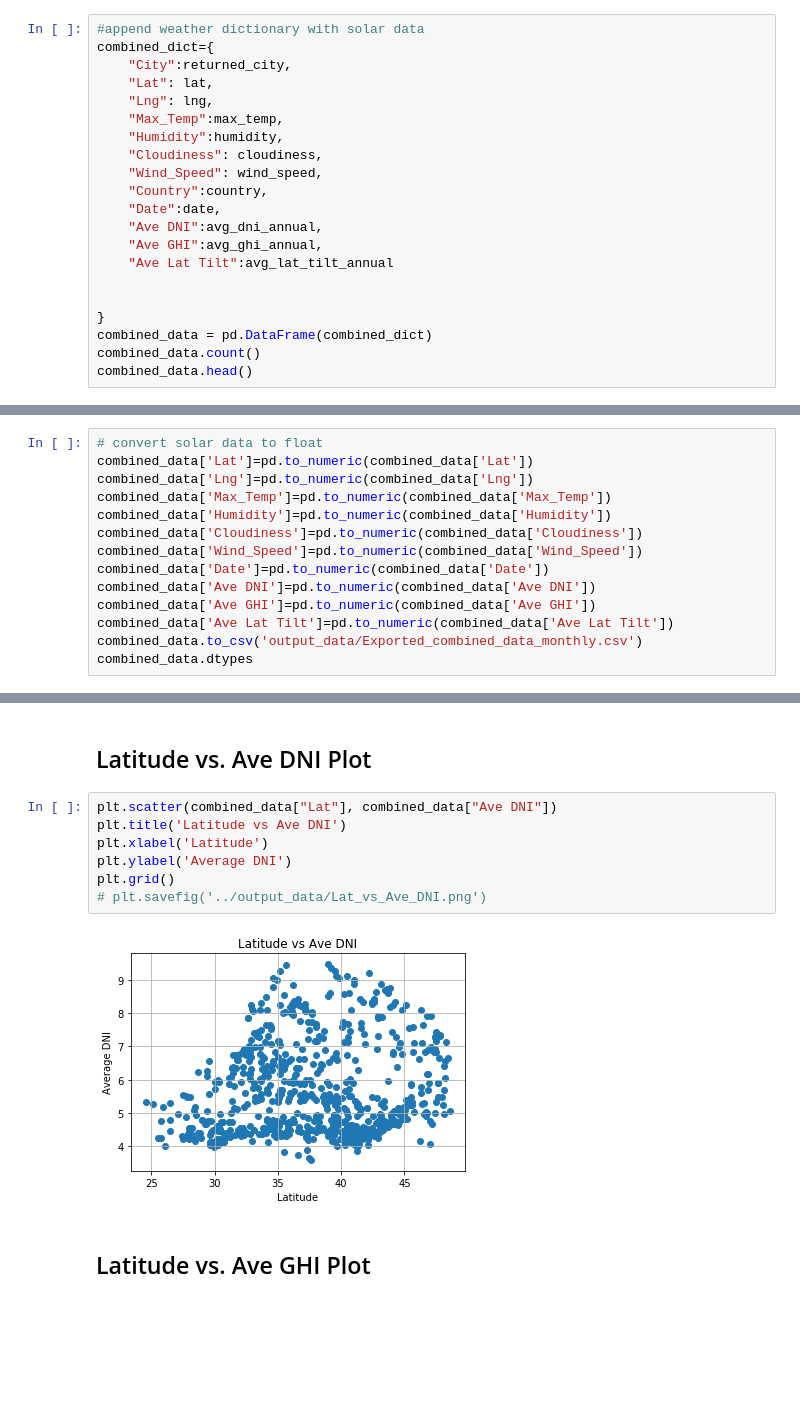
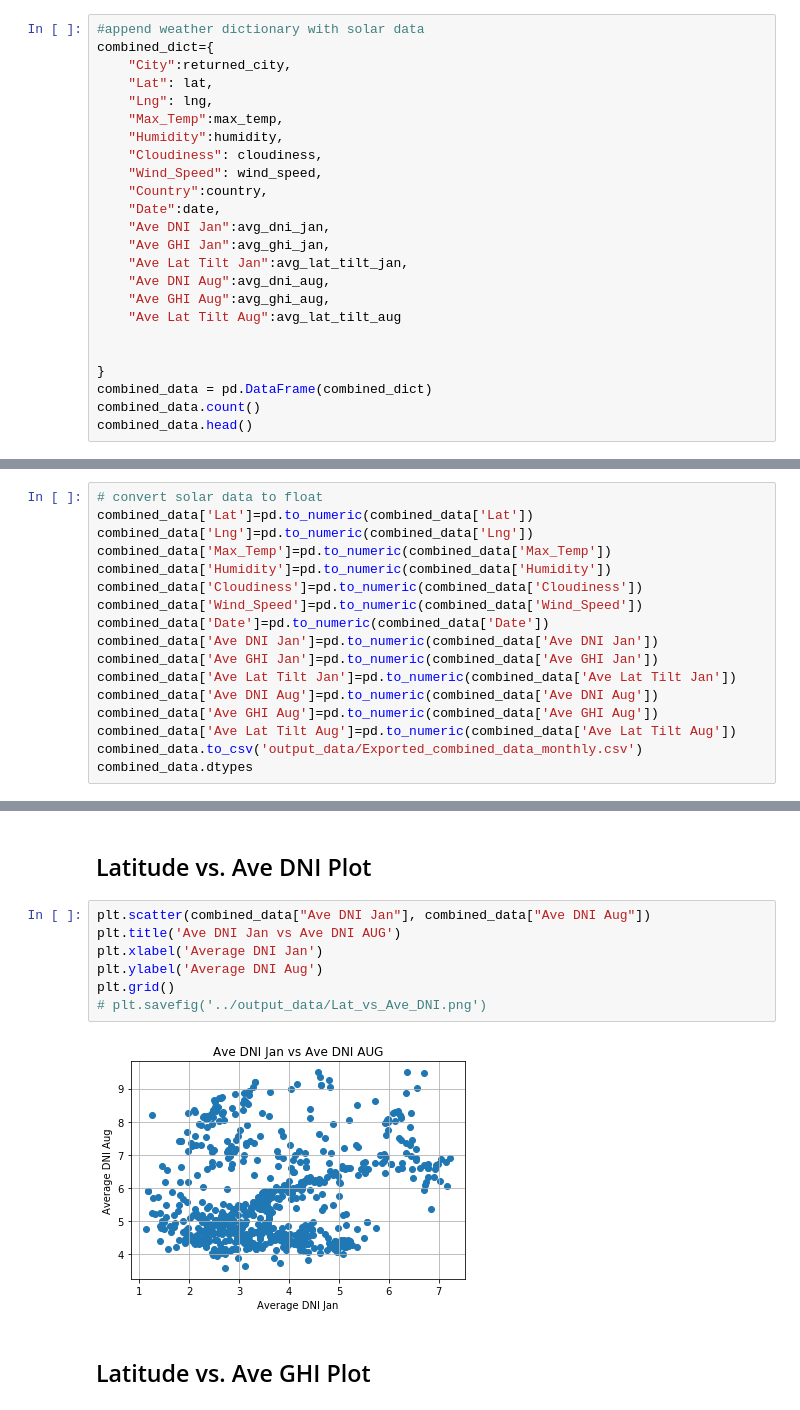
Before and after one commit to dborowski16/renewable-energy-analysis, a Jupyter notebook: APIstarter.ipynb, the cells around one changed output, grey strips where cells are left out. Cells and saved outputs as stored; diff of their text form; blank space fills up the shorter version.

```diff
--- a/APIstarter.ipynb
+++ b/APIstarter.ipynb
@@ -259,9 +268,12 @@ combined_dict={
     "Wind_Speed": wind_speed,
     "Country":country,
     "Date":date,
-    "Ave DNI":avg_dni_annual,
-    "Ave GHI":avg_ghi_annual,
-    "Ave Lat Tilt":avg_lat_tilt_annual
+    "Ave DNI Jan":avg_dni_jan,
+    "Ave GHI Jan":avg_ghi_jan,
+    "Ave Lat Tilt Jan":avg_lat_tilt_jan,
+    "Ave DNI Aug":avg_dni_aug,
+    "Ave GHI Aug":avg_ghi_aug,
+    "Ave Lat Tilt Aug":avg_lat_tilt_aug
 
 
 }
@@ -292,9 +304,12 @@ combined_data['Humidity']=pd.to_numeric(combined_data['Humidity'])
 combined_data['Cloudiness']=pd.to_numeric(combined_data['Cloudiness'])
 combined_data['Wind_Speed']=pd.to_numeric(combined_data['Wind_Speed'])
 combined_data['Date']=pd.to_numeric(combined_data['Date'])
-combined_data['Ave DNI']=pd.to_numeric(combined_data['Ave DNI'])
-combined_data['Ave GHI']=pd.to_numeric(combined_data['Ave GHI'])
-combined_data['Ave Lat Tilt']=pd.to_numeric(combined_data['Ave Lat Tilt'])
+combined_data['Ave DNI Jan']=pd.to_numeric(combined_data['Ave DNI Jan'])
+combined_data['Ave GHI Jan']=pd.to_numeric(combined_data['Ave GHI Jan'])
+combined_data['Ave Lat Tilt Jan']=pd.to_numeric(combined_data['Ave Lat Tilt Jan'])
+combined_data['Ave DNI Aug']=pd.to_numeric(combined_data['Ave DNI Aug'])
+combined_data['Ave GHI Aug']=pd.to_numeric(combined_data['Ave GHI Aug'])
+combined_data['Ave Lat Tilt Aug']=pd.to_numeric(combined_data['Ave Lat Tilt Aug'])
 combined_data.to_csv('output_data/Exported_combined_data_monthly.csv')
 combined_data.dtypes
 # %% [output]
@@ -335,14 +353,14 @@ Max humidity is 100.0
 # %% [markdown]
 ## Latitude vs. Ave DNI Plot
 # %%
-plt.scatter(combined_data["Lat"], combined_data["Ave DNI"])
-plt.title('Latitude vs Ave DNI')
-plt.xlabel('Latitude')
-plt.ylabel('Average DNI')
+plt.scatter(combined_data["Ave DNI Jan"], combined_data["Ave DNI Aug"])
+plt.title('Ave DNI Jan vs Ave DNI AUG')
+plt.xlabel('Average DNI Jan')
+plt.ylabel('Average DNI Aug')
 plt.grid()
 # plt.savefig('../output_data/Lat_vs_Ave_DNI.png')
 # %% [output]
-[figure, old version]
+[figure, new version]
 # %% [markdown]
 ## Latitude vs. Ave GHI Plot
 # %%
```
Also changed, not shown: parts of 10 cells of this notebook, 3 other files.
